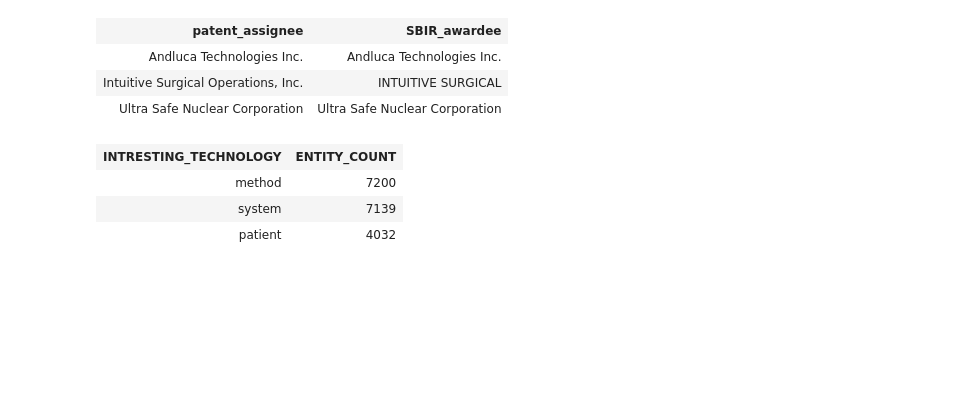
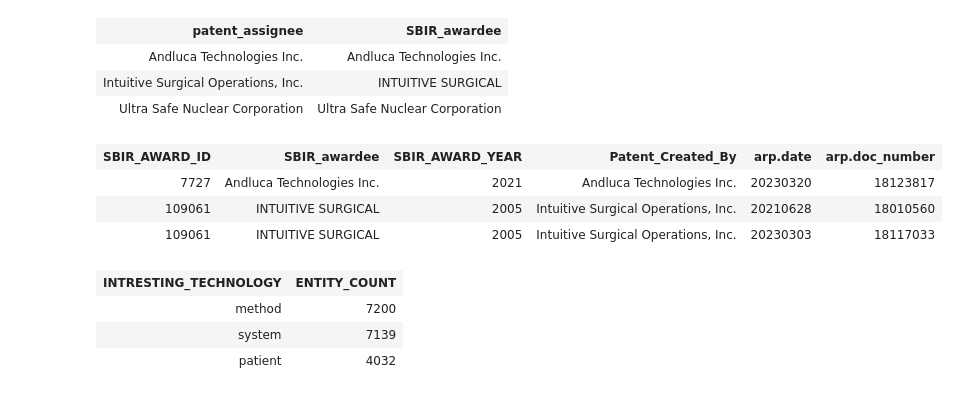
Before and after one commit to sj-ucsd/SBIR_Patent_analysis, a Jupyter notebook: neo4j_graph_etl.ipynb, the cells around one changed output. Drawn from its saved outputs; the diff is of its cells as text; code cells hidden in the pictures; blank space fills up the shorter version.

Commit message:
Add files via upload
add in query 6

```diff
--- a/neo4j_graph_etl.ipynb
+++ b/neo4j_graph_etl.ipynb
@@ -832,6 +832,19 @@ graph.run(cypher_FP_query5)
 | Ultra Safe Nuclear Corporation | Ultra Safe Nuclear Corporation |
 # %%
 #6. How many additional patents the businesses generated 1 year after the SBIR award completed?
+cypher_FP_query6 = """
+MATCH (ap:Assignee_PT)<-[]-(pa:Patent_Abstract)-[]->(Entities)<-[]-(sa:Sbir_Abstract)<-[]-(p:Principal),
+(sa)<-[]-(sbir:Sbir_Award), (arp:Application_Ref_PT)-[]->(pa)
+WHERE toLower(ap.orgname) contains toLower(p.company)
+RETURN DISTINCT sbir.key as SBIR_AWARD_ID,p.company as SBIR_awardee, sbir.award_year as SBIR_AWARD_YEAR, ap.orgname as Patent_Created_By, arp.date, arp.doc_number
+order by SBIR_awardee;
+"""
+graph.run(cypher_FP_query6)
+# %% [output]
+| SBIR_AWARD_ID | SBIR_awardee | SBIR_AWARD_YEAR | Patent_Created_By | arp.date | arp.doc_number |
+| 7727 | Andluca Technologies Inc. | 2021 | Andluca Technologies Inc. | 20230320 | 18123817 |
+| 109061 | INTUITIVE SURGICAL | 2005 | Intuitive Surgical Operations, Inc. | 20210628 | 18010560 |
+| 109061 | INTUITIVE SURGICAL | 2005 | Intuitive Surgical Operations, Inc. | 20230303 | 18117033 |
 # %%
 #7. What technology areas are receiving the most interest from Government agencies and have patent filings?
 cypher_FP_query7 = """
```
Also changed, not shown: 1 other file.
